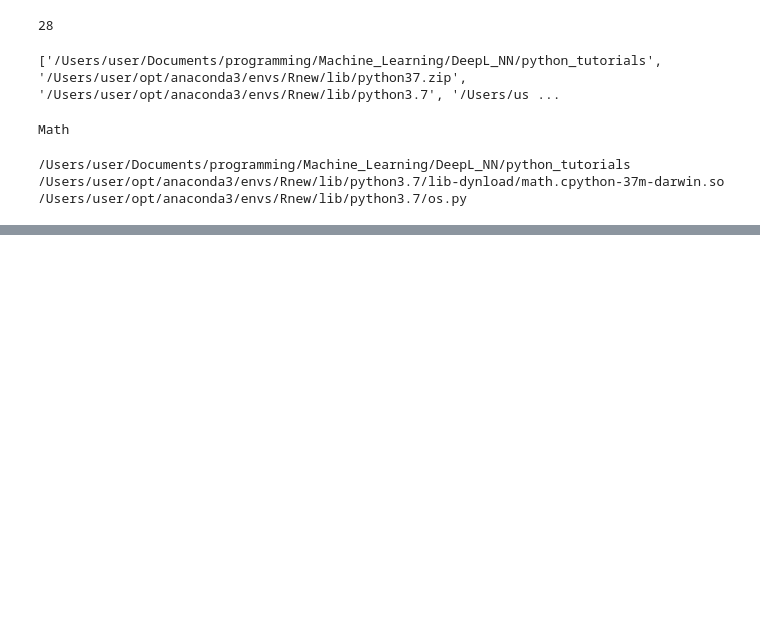
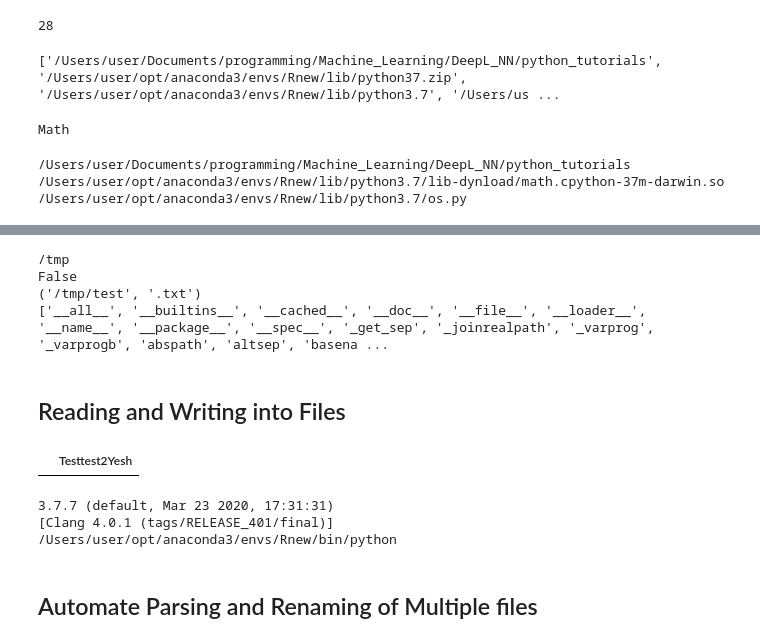
Before and after one commit to Jay055/ML_DeepLearning, a Jupyter notebook: python_tutorials/Python_tutorials.ipynb, the cells around one changed output, grey strips where cells are left out. Cells and saved outputs as stored; diff of their text form; code cells hidden in the pictures; blank space fills up the shorter version.

```diff
--- a/python_tutorials/Python_tutorials.ipynb
+++ b/python_tutorials/Python_tutorials.ipynb
@@ -464,0 +507,13 @@ print(os.__file__)
+# %%
+print(os.path.dirname('/tmp/test.txt'))
+print(os.path.exists('/tmp/test.txt'))
+print(os.path.splitext('/tmp/test.txt'))
+# takes out the exension
+print(dir(os.path))
+# %% [output]
+/tmp
+False
+('/tmp/test', '.txt')
+['__all__', '__builtins__', '__cached__', '__doc__', '__file__', '__loader__', '__name__', '__package__', '__spec__', '_get_sep', '_joinrealpath', '_varprog', '_varprogb', 'abspath', 'altsep', 'basena ...
+# %% [markdown]
+## Reading and Writing into Files
@@ -464,0 +546,6 @@ print(os.__file__)
+# %%
+import pandas as pd
+file = pd.read_csv('test1.txt')
+file
+# %% [output]
+|  | Testtest2Yesh |
@@ -464,0 +683,9 @@ print(os.__file__)
+# %%
+print(sys.version)
+print(sys.executable)
+# %% [output]
+3.7.7 (default, Mar 23 2020, 17:31:31)
+[Clang 4.0.1 (tags/RELEASE_401/final)]
+/Users/user/opt/anaconda3/envs/Rnew/bin/python
+# %% [markdown]
+## Automate Parsing and Renaming of Multiple files
```
Also changed, not shown: parts of 10 cells of this notebook.
